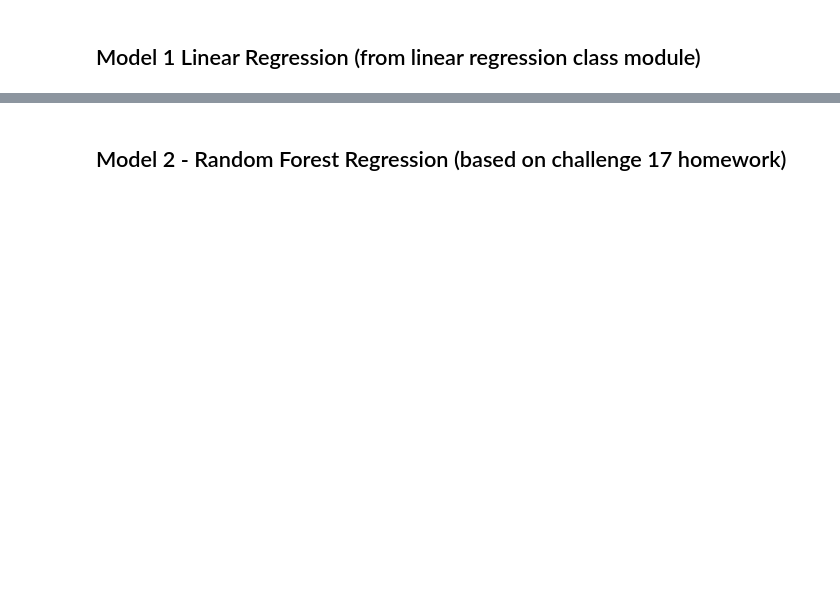
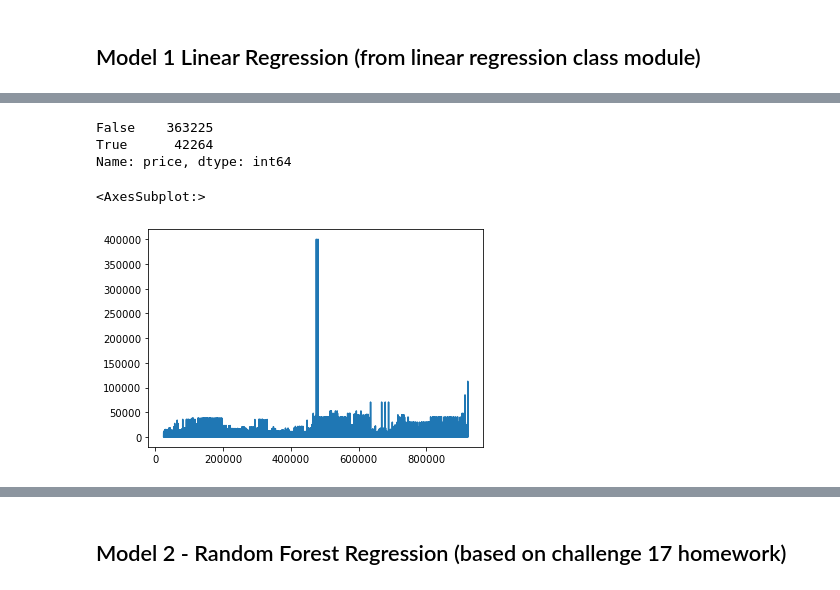
Before and after one commit to Sean-Rowe5280/Homes-Values-Machine-Learning, a Jupyter notebook: Machine Learning provisional model.ipynb, the cells around one changed output, grey strips where cells are left out. Saved outputs shown, nothing was run; the diff lists cells and outputs as text; code cells hidden in the pictures; blank space fills up the shorter version.

```diff
--- a/Machine Learning provisional model.ipynb
+++ b/Machine Learning provisional model.ipynb
@@ -57,0 +109,12 @@ plt.scatter(X[:, 0], X[:, 1], c=y)
+# %%
+low_price=real_estate_df["price"]<200000
+low_price.value_counts()
+# %% [output]
+False    363225
+True      42264
+Name: price, dtype: int64
+# %%
+real_estate_df["house_size"].plot()
+# %% [output]
+<AxesSubplot:>
+[figure, added]
```
Also changed, not shown: parts of 45 cells of this notebook.
